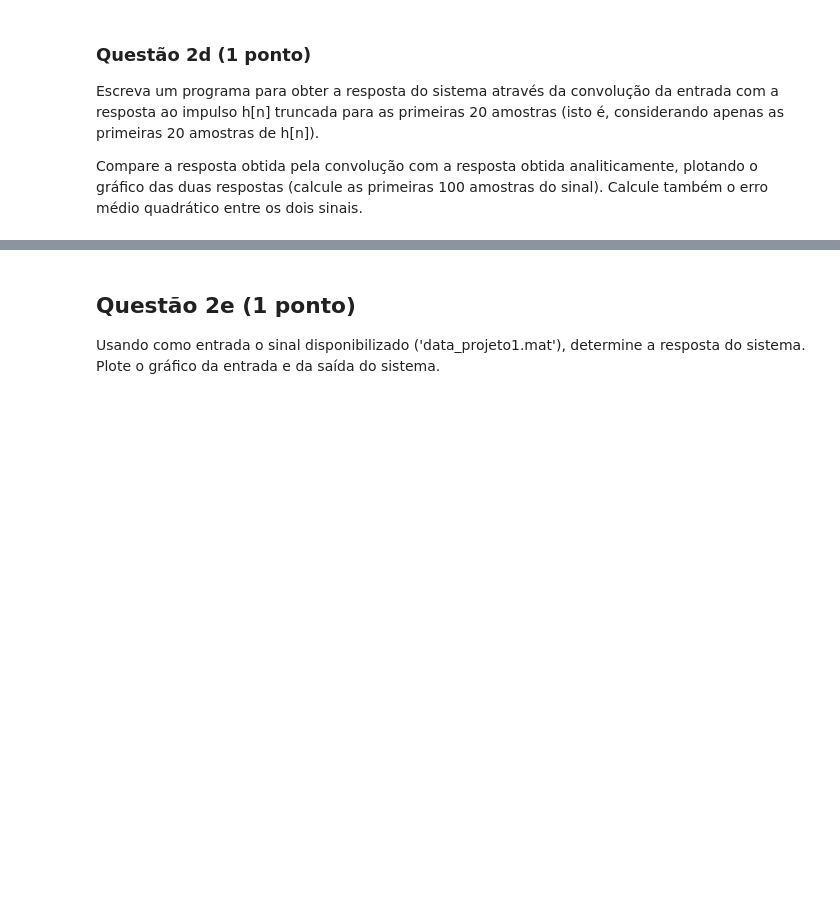
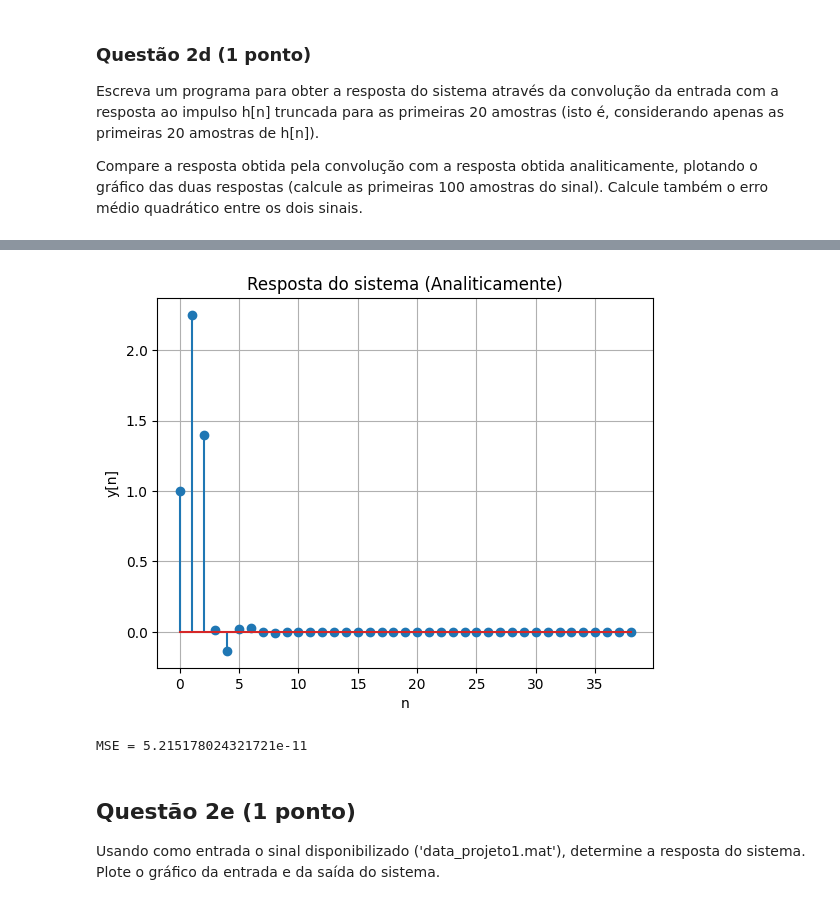
Before and after one commit to geraldotnf/sstd, a Jupyter notebook: Projeto_1/projeto1.ipynb, the cells around one changed output, grey strips where cells are left out. Saved outputs shown, nothing was run; the diff lists cells and outputs as text; code cells hidden in the pictures; blank space fills up the shorter version.

```diff
--- a/Projeto_1/projeto1.ipynb
+++ b/Projeto_1/projeto1.ipynb
@@ -180,3 +249,21 @@ Compare a resposta obtida pela convolução com a resposta obtida analiticamente
+# %%
+y1 = np.zeros(39)
+
+for n in range(39):
+    y1[n] = ((75/11)* (0.25)**n) - (((14 * (22)**0.5)/11)* (((6**0.5)/6)**n) * np.cos((0.5 * np.pi * n) + 0.2257))
+
+plt.stem(y1)
+plt.xlabel("n")
+plt.ylabel("y[n]")
+plt.title("Resposta do sistema (Analiticamente)")
+plt.grid(True)
+plt.show()
+
+msey = np.sum((y - y1)**2 * 0.01)
+print("MSE =", msey)
+# %% [output]
+[figure, added]
+MSE = 5.215178024321721e-11
 # %% [markdown]
 ## Questão 2e (1 ponto)
 
```
Also changed, not shown: parts of 13 cells of this notebook.
